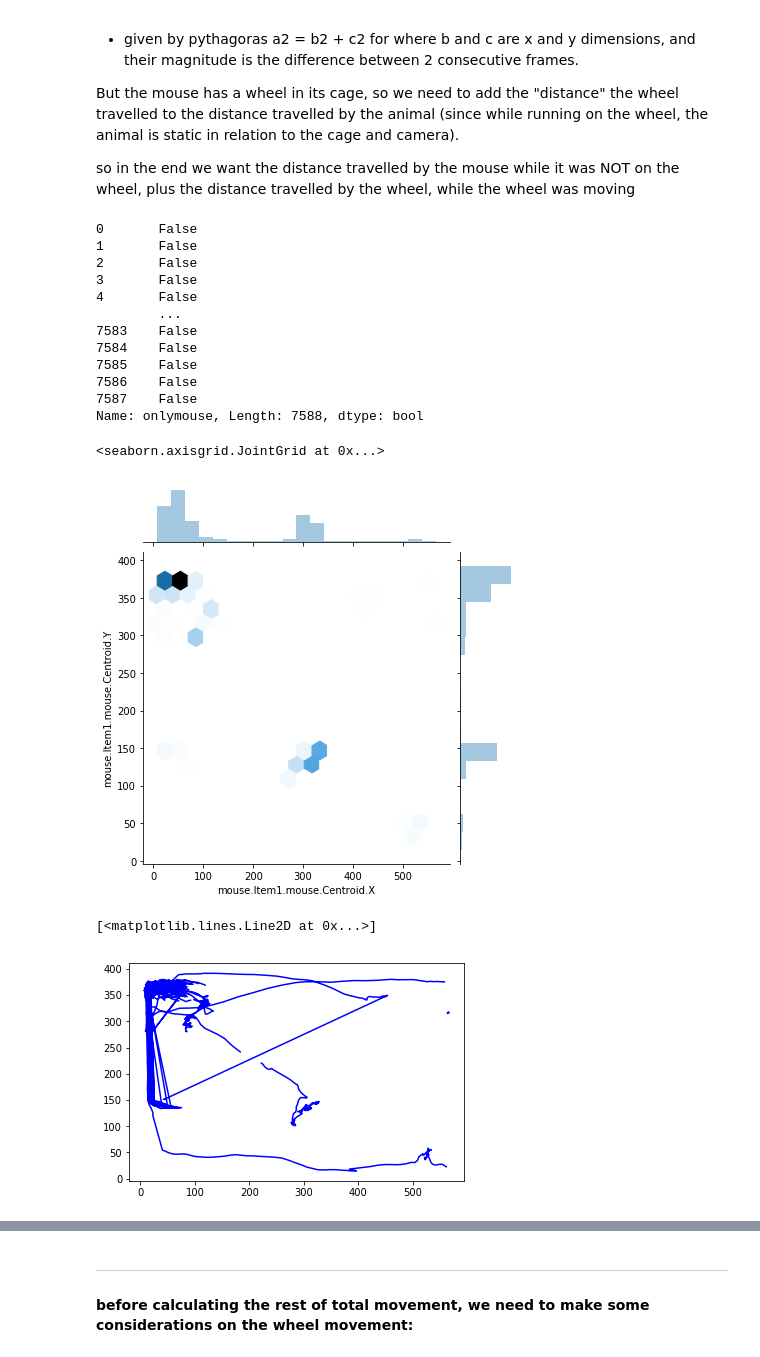
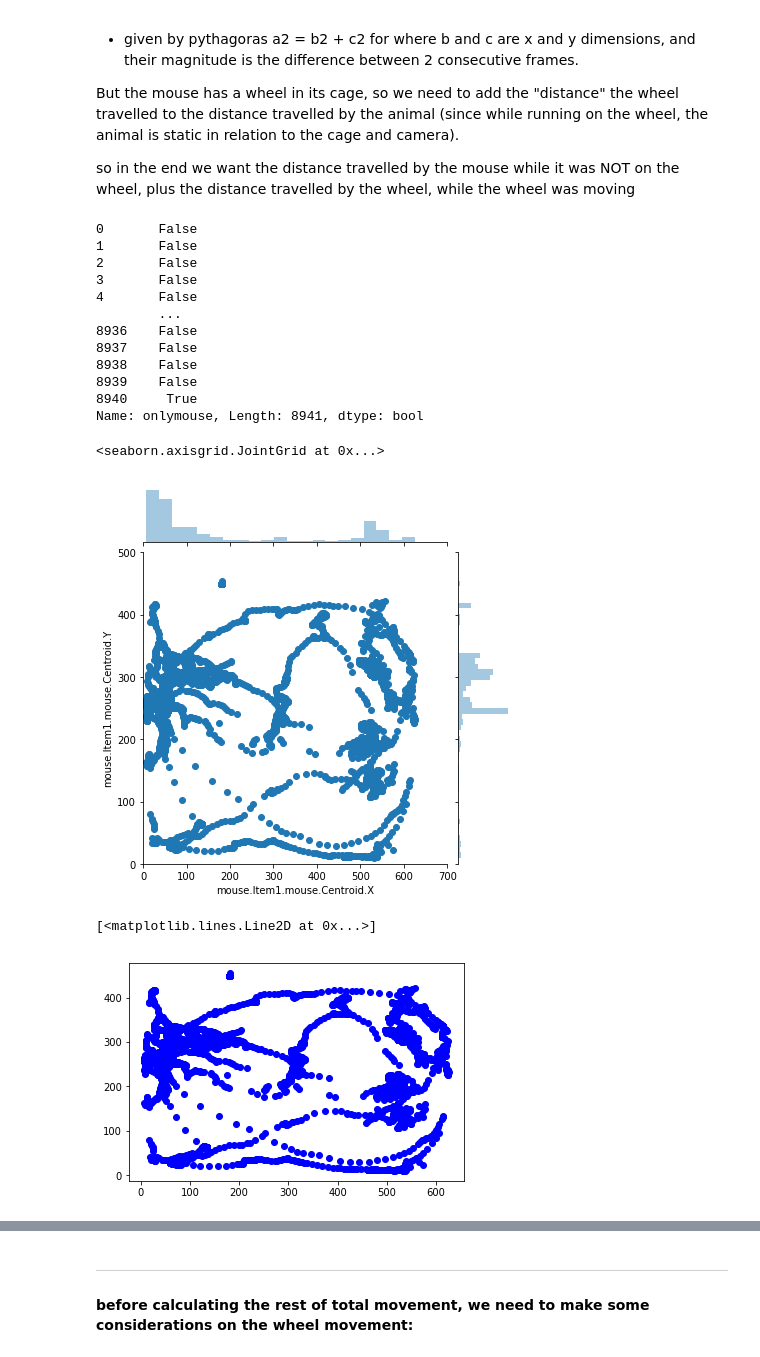
Before and after one commit to Sussex-Neuroscience/rodent-tracking, a Jupyter notebook: software/test.ipynb, the cells around one changed output, grey strips where cells are left out. Saved outputs shown, nothing was run; the diff lists cells and outputs as text; code cells hidden in the pictures.

```diff
--- a/software/test.ipynb
+++ b/software/test.ipynb
@@ -16,7 +16,7 @@ import matplotlib.pyplot as plt
 
 #filepath = "/mnt/d/repositories/rodent-tracking/test_data/all_data.csv"
 
-filepath = "~/repositories/sussex_neuro/rodent-tracking/test_data/all_data3.csv"
+filepath = "~/repositories/sussex_neuro/rodent-tracking/test_data/arya_trimmed.csv"
 fid = pd.read_csv(filepath)
 #print(fid)
 # %%
@@ -71,12 +71,12 @@ pd.Series(data = (fid["mousemoving"] & ~fid["wheelmoving"]),name="onlymouse")
 3       False
 4       False
         ...
-7583    False
-7584    False
-7585    False
-7586    False
-7587    False
-Name: onlymouse, Length: 7588, dtype: bool
+8936    False
+8937    False
+8938    False
+8939    False
+8940     True
+Name: onlymouse, Length: 8941, dtype: bool
 # %%
 ### mouse distance X when wheel was NOT moving
 #get boolean array for when mouse is moving, but wheel is not:
@@ -90,17 +90,17 @@ mouseYdist = fid["mouse.Item1.mouse.Centroid.Y"].diff()
 
 sns.jointplot(x="mouse.Item1.mouse.Centroid.X",
               y="mouse.Item1.mouse.Centroid.Y",
-              data=fid,kind="hex",dropna=True,
-              #xlim=[0,600],ylim=[0,500]
+              data=fid,dropna=True,
+              xlim=[0,700],ylim=[0,500]
               )
 # %% [output]
 <seaborn.axisgrid.JointGrid at 0x...>
-[figure, old version]
+[figure, new version]
 # %%
-plt.plot(fid["mouse.Item1.mouse.Centroid.X"],fid["mouse.Item1.mouse.Centroid.Y"],'b')
+plt.plot(fid["mouse.Item1.mouse.Centroid.X"],fid["mouse.Item1.mouse.Centroid.Y"],'bo')
 # %% [output]
 [<matplotlib.lines.Line2D at 0x...>]
-[figure, old version]
+[figure, new version]
 # %%
 # mouse movement (excluding the times when the mouse was on the wheel) using pythagoras
 onlyMouseDist = np.sqrt((mouseXdist[fid["onlymouse"]]**2)+(mouseYdist[fid["onlymouse"]]**2))
```
Also changed, not shown: parts of 2 cells of this notebook, 1 other file.
